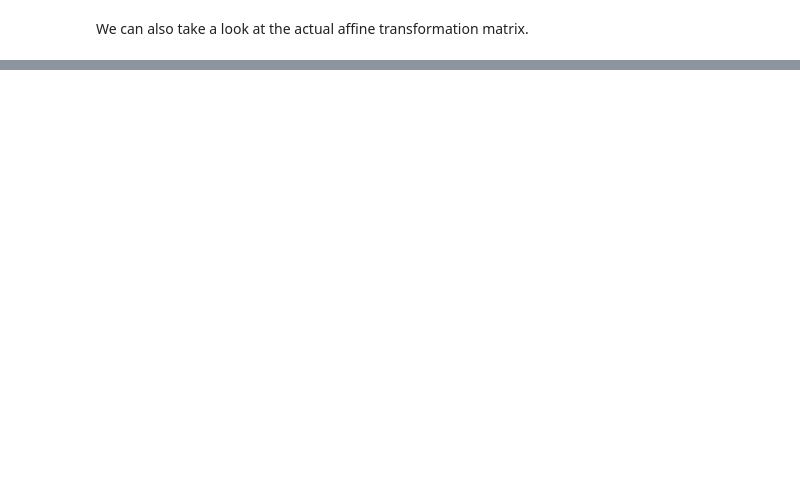
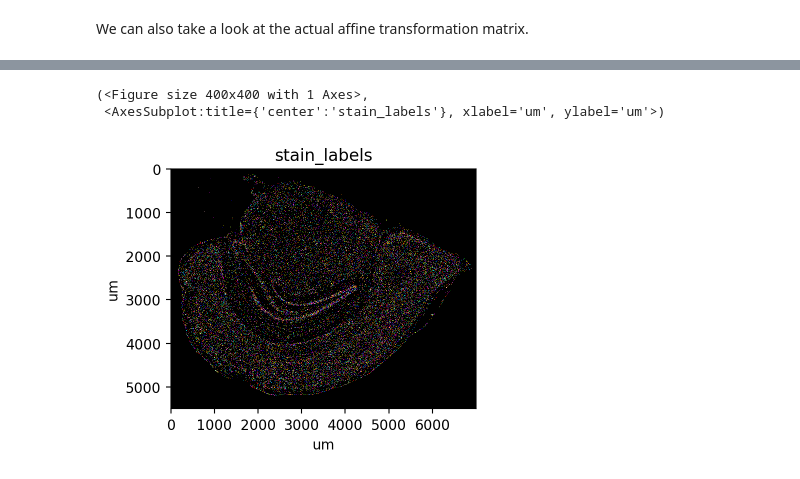
Before and after one commit to aristoteleo/spateo-notebooks, a Jupyter notebook: segmentation/full_segmentation.ipynb, the cells around one changed output, grey strips where cells are left out. Drawn from its saved outputs; the diff is of its cells as text; code cells hidden in the pictures; blank space fills up the shorter version.

```diff
--- a/segmentation/full_segmentation.ipynb
+++ b/segmentation/full_segmentation.ipynb
@@ -147,0 +93,6 @@ adata.write('data/full_stain_segmentation.h5ad', compression='gzip')
+# %%
+%%time
+st.pp.segmentation.watershed(adata)
+
+st.pl.imshow(adata, 'stain_labels', labels=True)
+# %% [output]
@@ -147,0 +101,3 @@ adata.write('data/full_stain_segmentation.h5ad', compression='gzip')
+(<Figure size 400x400 with 1 Axes>,
+ <AxesSubplot:title={'center':'stain_labels'}, xlabel='um', ylabel='um'>)
+[figure, added]
```
Also changed, not shown: parts of 26 cells of this notebook, 2 other files.
